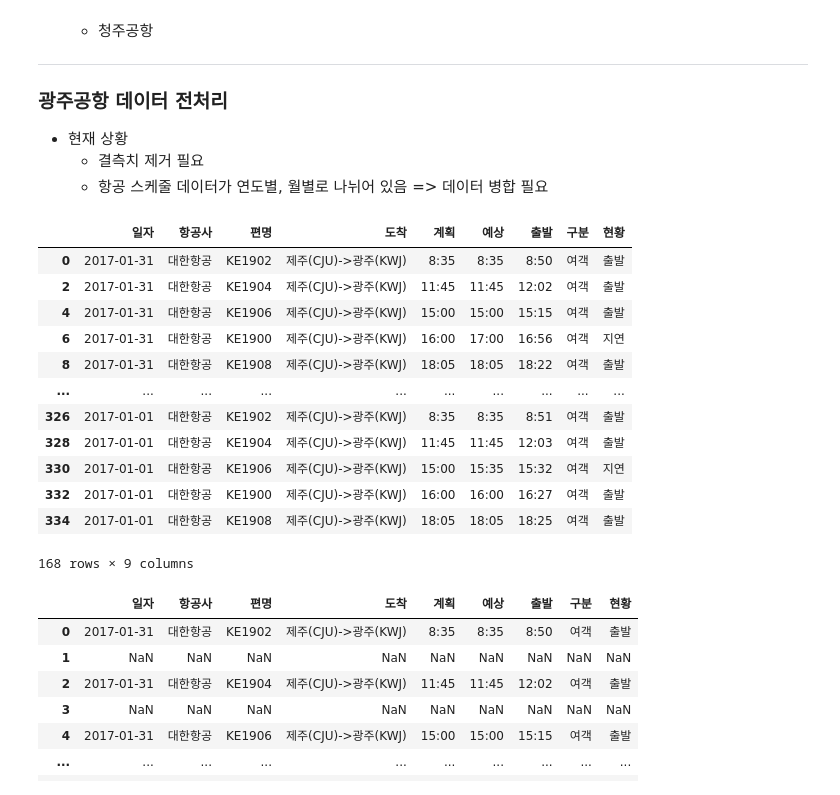
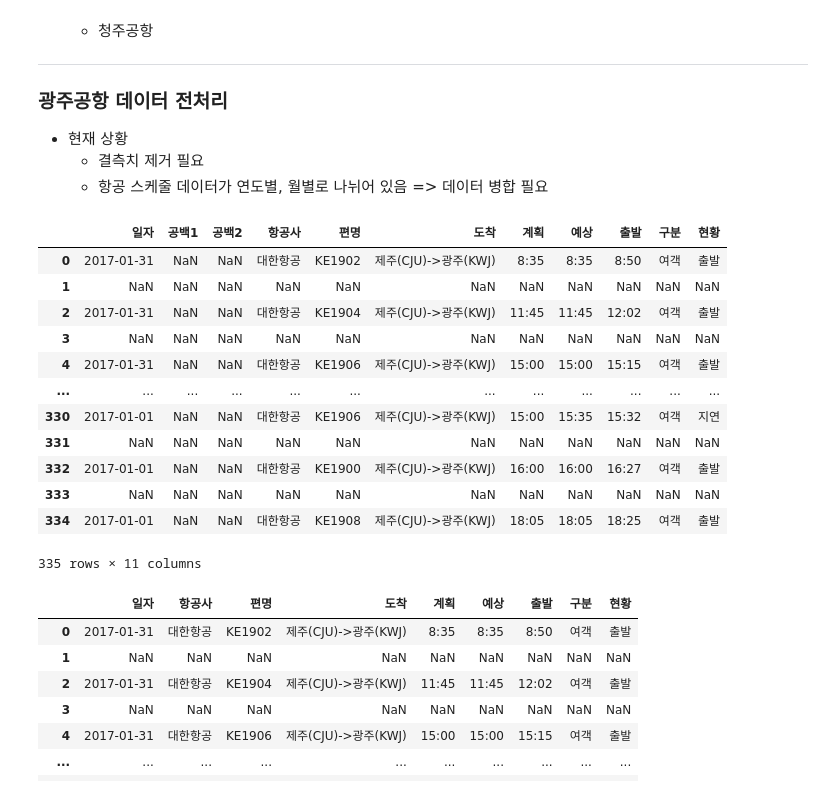
Before and after one commit to yeji4268/BigData, a Jupyter notebook: 항공편 결항 및 지연 분석/기상 상관관계 분석/schedule_Preprocessing.ipynb, the cells around one changed output. Drawn from its saved outputs; the diff is of its cells as text; code cells hidden in the pictures.

```diff
--- a/항공편 결항 및 지연 분석/기상 상관관계 분석/schedule_Preprocessing.ipynb
+++ b/항공편 결항 및 지연 분석/기상 상관관계 분석/schedule_Preprocessing.ipynb
@@ -14,34 +14,34 @@
 # %%
 # 2017년 광주공항 데이터
 import pandas as pd
 
 Jan_17 = pd.read_csv("C:/Data/schedule/2017/광주/2017_1.csv", encoding = 'cp949')
 Feb_17 = pd.read_csv("C:/Data/schedule/2017/광주/2017_2.csv", encoding = 'cp949')
 Mar_17 = pd.read_csv("C:/Data/schedule/2017/광주/2017_3.csv", encoding = 'cp949')
 Apr_17 = pd.read_csv("C:/Data/schedule/2017/광주/2017_4.csv", encoding = 'cp949')
 May_17 = pd.read_csv("C:/Data/schedule/2017/광주/2017_5.csv", encoding = 'cp949')
 Jun_17 = pd.read_csv("C:/Data/schedule/2017/광주/2017_6.csv", encoding = 'cp949')
 Jul_17 = pd.read_csv("C:/Data/schedule/2017/광주/2017_7.csv", encoding = 'cp949')
 Aug_17 = pd.read_csv("C:/Data/schedule/2017/광주/2017_8.csv", encoding = 'cp949')
 Sep_17 = pd.read_csv("C:/Data/schedule/2017/광주/2017_9.csv", encoding = 'cp949')
 Oct_17 = pd.read_csv("C:/Data/schedule/2017/광주/2017_10.csv", encoding = 'cp949')
 Nov_17 = pd.read_csv("C:/Data/schedule/2017/광주/2017_11.csv", encoding = 'cp949')
 Dec_17 = pd.read_csv("C:/Data/schedule/2017/광주/2017_12.csv", encoding = 'cp949')
-Jan
+Jan_17
 # %% [output]
-|  | 일자 | 항공사 | 편명 | 도착 | 계획 | 예상 | 출발 | 구분 | 현황 |
-| 0 | 2017-01-31 | 대한항공 | KE1902 | 제주(CJU)->광주(KWJ) | 8:35 | 8:35 | 8:50 | 여객 | 출발 |
-| 2 | 2017-01-31 | 대한항공 | KE1904 | 제주(CJU)->광주(KWJ) | 11:45 | 11:45 | 12:02 | 여객 | 출발 |
-| 4 | 2017-01-31 | 대한항공 | KE1906 | 제주(CJU)->광주(KWJ) | 15:00 | 15:00 | 15:15 | 여객 | 출발 |
-| 6 | 2017-01-31 | 대한항공 | KE1900 | 제주(CJU)->광주(KWJ) | 16:00 | 17:00 | 16:56 | 여객 | 지연 |
-| 8 | 2017-01-31 | 대한항공 | KE1908 | 제주(CJU)->광주(KWJ) | 18:05 | 18:05 | 18:22 | 여객 | 출발 |
-| ... | ... | ... | ... | ... | ... | ... | ... | ... | ... |
-| 326 | 2017-01-01 | 대한항공 | KE1902 | 제주(CJU)->광주(KWJ) | 8:35 | 8:35 | 8:51 | 여객 | 출발 |
-| 328 | 2017-01-01 | 대한항공 | KE1904 | 제주(CJU)->광주(KWJ) | 11:45 | 11:45 | 12:03 | 여객 | 출발 |
-| 330 | 2017-01-01 | 대한항공 | KE1906 | 제주(CJU)->광주(KWJ) | 15:00 | 15:35 | 15:32 | 여객 | 지연 |
-| 332 | 2017-01-01 | 대한항공 | KE1900 | 제주(CJU)->광주(KWJ) | 16:00 | 16:00 | 16:27 | 여객 | 출발 |
-| 334 | 2017-01-01 | 대한항공 | KE1908 | 제주(CJU)->광주(KWJ) | 18:05 | 18:05 | 18:25 | 여객 | 출발 |
+|  | 일자 | 공백1 | 공백2 | 항공사 | 편명 | 도착 | 계획 | 예상 | 출발 | 구분 | 현황 |
+| 0 | 2017-01-31 | NaN | NaN | 대한항공 | KE1902 | 제주(CJU)->광주(KWJ) | 8:35 | 8:35 | 8:50 | 여객 | 출발 |
+| 1 | NaN | NaN | NaN | NaN | NaN | NaN | NaN | NaN | NaN | NaN | NaN |
+| 2 | 2017-01-31 | NaN | NaN | 대한항공 | KE1904 | 제주(CJU)->광주(KWJ) | 11:45 | 11:45 | 12:02 | 여객 | 출발 |
+| 3 | NaN | NaN | NaN | NaN | NaN | NaN | NaN | NaN | NaN | NaN | NaN |
+| 4 | 2017-01-31 | NaN | NaN | 대한항공 | KE1906 | 제주(CJU)->광주(KWJ) | 15:00 | 15:00 | 15:15 | 여객 | 출발 |
+| ... | ... | ... | ... | ... | ... | ... | ... | ... | ... | ... | ... |
+| 330 | 2017-01-01 | NaN | NaN | 대한항공 | KE1906 | 제주(CJU)->광주(KWJ) | 15:00 | 15:35 | 15:32 | 여객 | 지연 |
+| 331 | NaN | NaN | NaN | NaN | NaN | NaN | NaN | NaN | NaN | NaN | NaN |
+| 332 | 2017-01-01 | NaN | NaN | 대한항공 | KE1900 | 제주(CJU)->광주(KWJ) | 16:00 | 16:00 | 16:27 | 여객 | 출발 |
+| 333 | NaN | NaN | NaN | NaN | NaN | NaN | NaN | NaN | NaN | NaN | NaN |
+| 334 | 2017-01-01 | NaN | NaN | 대한항공 | KE1908 | 제주(CJU)->광주(KWJ) | 18:05 | 18:05 | 18:25 | 여객 | 출발 |
-168 rows × 9 columns
+335 rows × 11 columns
 # %%
 # 공백1, 공백2 열 삭제
 Jan_17.drop(['공백1', '공백2'], axis = 1, inplace = True)
```
